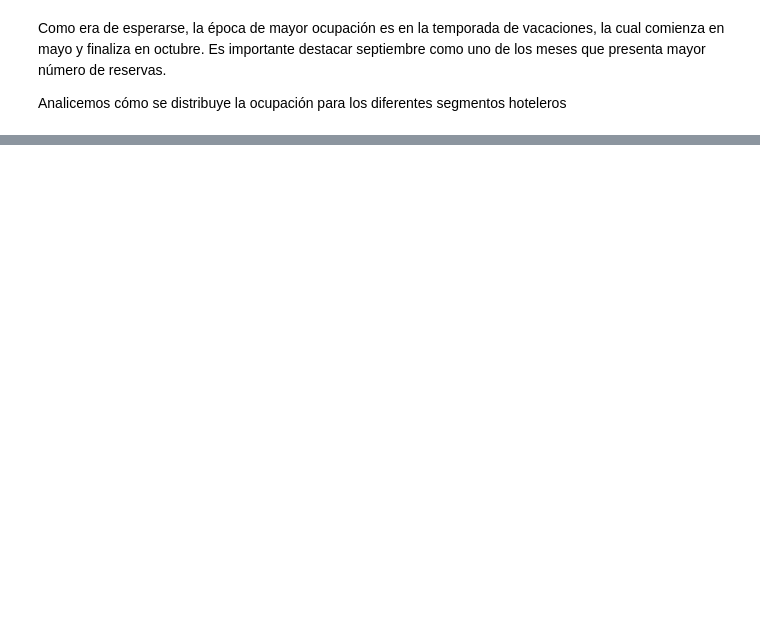
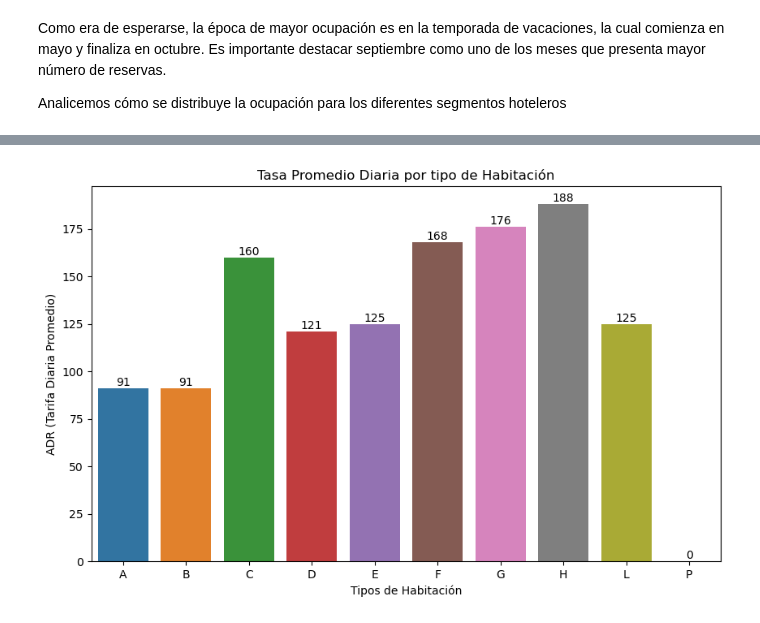
Before and after one commit to nachogalasso/da_python, a Jupyter notebook: hotel_bookings/hb_analysis_esp.ipynb, the cells around one changed output, grey strips where cells are left out. Drawn from its saved outputs; the diff is of its cells as text; code cells hidden in the pictures; blank space fills up the shorter version.

```diff
--- a/hotel_bookings/hb_analysis_esp.ipynb
+++ b/hotel_bookings/hb_analysis_esp.ipynb
@@ -1051,0 +791,12 @@ Name: country, dtype: int64
+# %%
+# Creando el gráficot
+plt.figure(figsize=(10, 6))
+
+ax = sns.barplot(x='reserved_room_type', y='adr',  data=mean_adr_rt)
+ax.bar_label(ax.containers[0], fontsize=10)
+plt.title('Tasa Promedio Diaria por tipo de Habitación')
+plt.xlabel('Tipos de Habitación')
+plt.ylabel('ADR (Tarifa Diaria Promedio)')
+plt.show()
+# %% [output]
+[figure, added]
```
Also changed, not shown: parts of 87 cells of this notebook.
